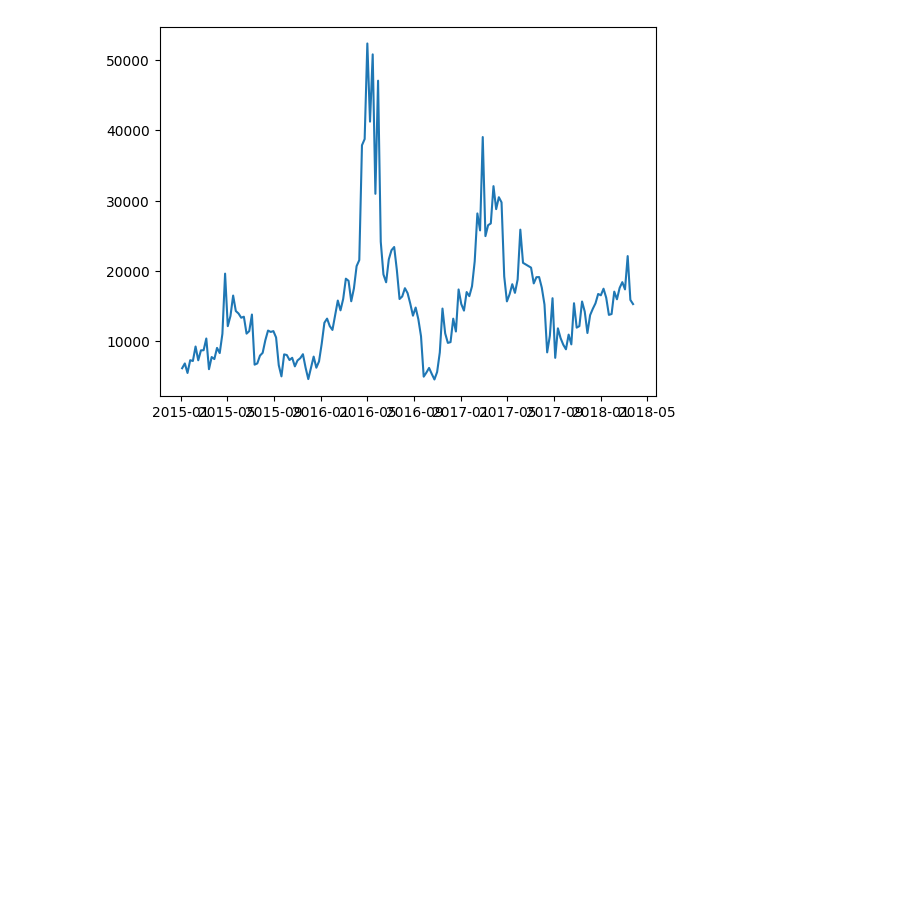
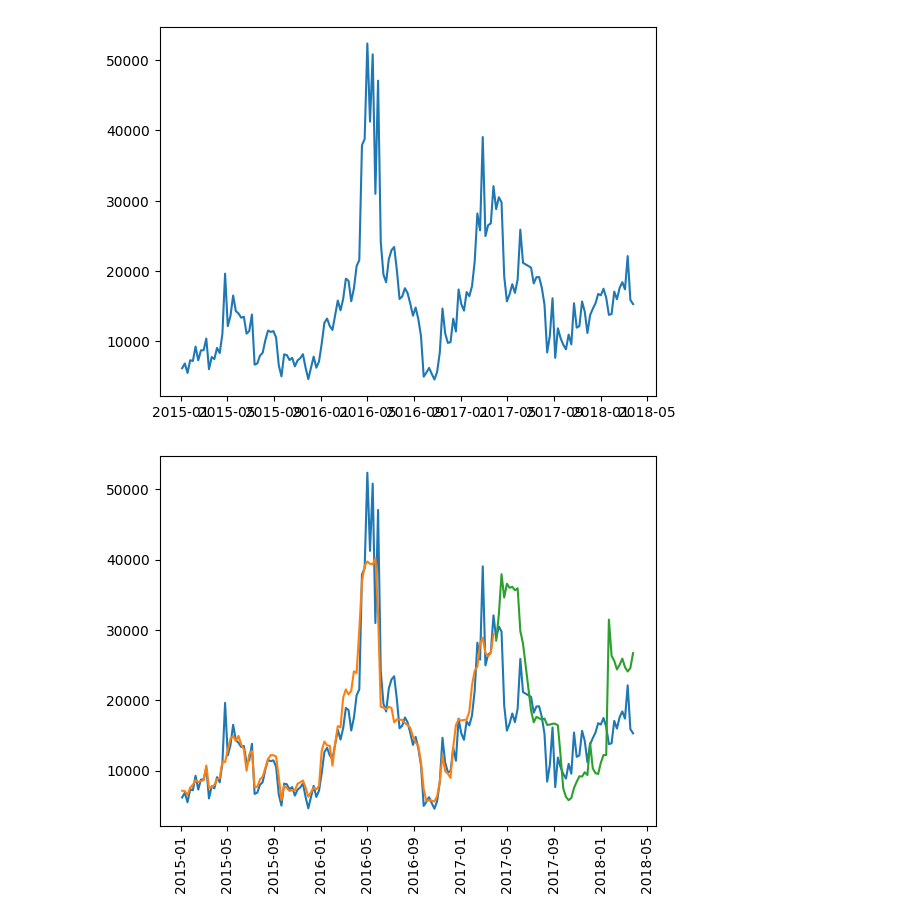
Before and after one commit to JLivingston01/ml-research, a Jupyter notebook: poly-sinusoidal-features/notebooks/explore.ipynb, the cells around one changed output. Drawn from its saved outputs; the diff is of its cells as text; code cells hidden in the pictures; blank space fills up the shorter version.

```diff
--- a/poly-sinusoidal-features/notebooks/explore.ipynb
+++ b/poly-sinusoidal-features/notebooks/explore.ipynb
@@ -78,6 +82,26 @@ y = source['Total Volume'].copy()
 # %%
 Xtrain,Xtest,ytrain,ytest = train_test_split(X,y,
     test_size=.3,random_state=42,shuffle=False)
+# %%
+model = Pipeline(
+    steps = [
+        ('poly',PolynomialFeatures(degree=2,interaction_only=False)),
+        ('scaler',MinMaxScaler()),
+        #('learner',Ridge(positive=False,alpha=1e1,max_iter=10000,tol=1e-12)),
+        ('learner',RandomForestRegressor(n_estimators=25,min_samples_leaf=5,random_state=42))
+    ]
+).fit(Xtrain,ytrain)
+
+yfit = pd.Series(model.predict(Xtrain),index = Xtrain.index)
+ypred = pd.Series(model.predict(Xtest),index = Xtest.index)
+
+plt.plot(y)
+plt.plot(yfit)
+plt.plot(ypred)
+plt.xticks(rotation=90)
+plt.show()
+# %% [output]
+[figure, added]
 # %%
 model = Pipeline(
     steps = [
```
Also changed, not shown: parts of 7 cells of this notebook.
